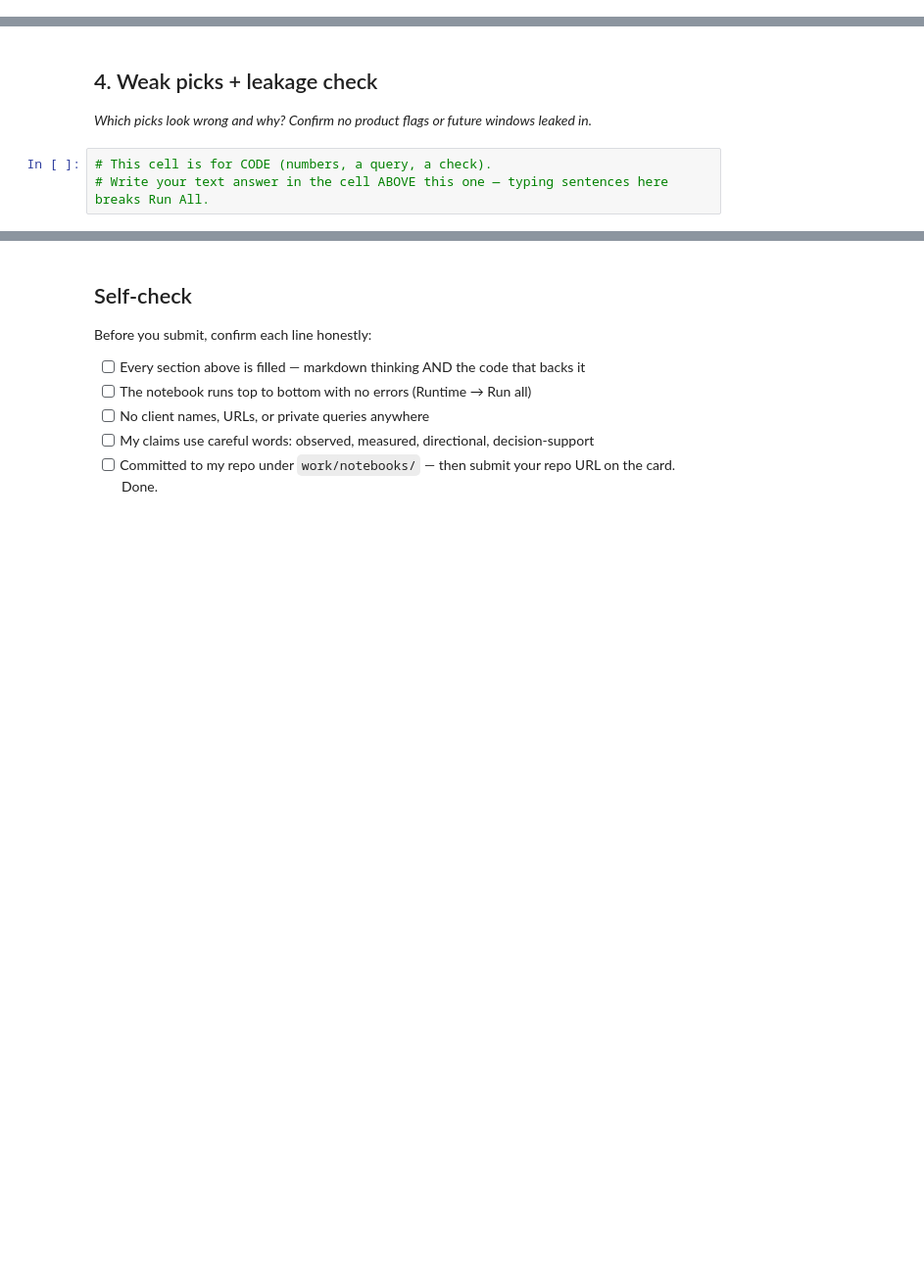
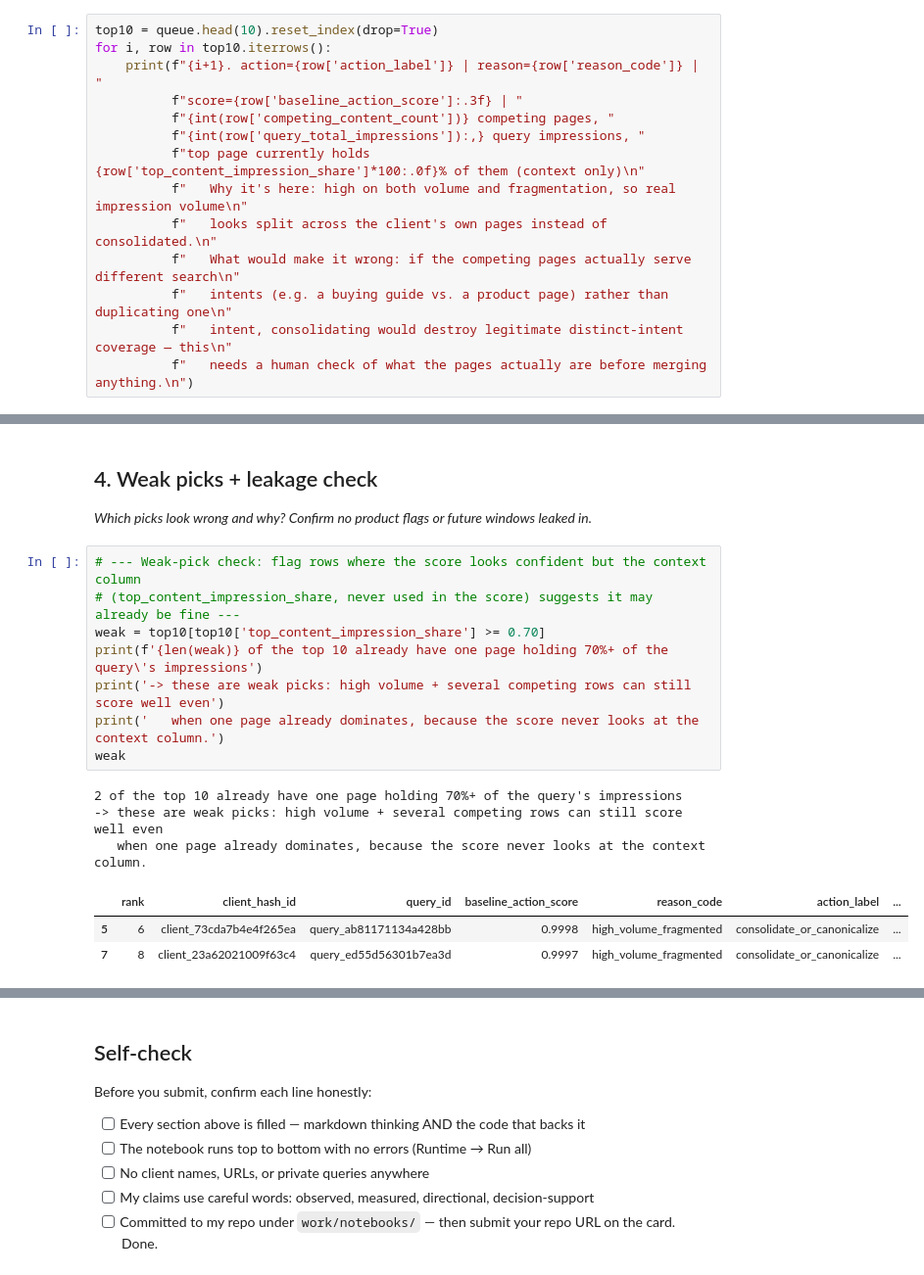
Before and after one commit to anasYaha/Flyrank-ml-internship, a Jupyter notebook: work/notebooks/w04_baseline_score.ipynb, the cells around one changed output, grey strips where cells are left out. Shown at 98% size. Cells and saved outputs as stored; diff of their text form; blank space fills up the shorter version.

```diff
--- a/work/notebooks/w04_baseline_score.ipynb
+++ b/work/notebooks/w04_baseline_score.ipynb
@@ -29,0 +214,14 @@ This skeleton is yours to fill. Work the sections **in order** — each one has
+# %%
+top10 = queue.head(10).reset_index(drop=True)
+for i, row in top10.iterrows():
+    print(f"{i+1}. action={row['action_label']} | reason={row['reason_code']} | "
+          f"score={row['baseline_action_score']:.3f} | "
+          f"{int(row['competing_content_count'])} competing pages, "
+          f"{int(row['query_total_impressions']):,} query impressions, "
+          f"top page currently holds {row['top_content_impression_share']*100:.0f}% of them (context only)\n"
+          f"   Why it's here: high on both volume and fragmentation, so real impression volume\n"
+          f"   looks split across the client's own pages instead of consolidated.\n"
+          f"   What would make it wrong: if the competing pages actually serve different search\n"
+          f"   intents (e.g. a buying guide vs. a product page) rather than duplicating one\n"
+          f"   intent, consolidating would destroy legitimate distinct-intent coverage — this\n"
+          f"   needs a human check of what the pages actually are before merging anything.\n")
@@ -31,6 +247,18 @@ This skeleton is yours to fill. Work the sections **in order** — each one has
 ## 4. Weak picks + leakage check
 
 *Which picks look wrong and why? Confirm no product flags or future windows leaked in.*
-# %%
-# This cell is for CODE (numbers, a query, a check).
-# Write your text answer in the cell ABOVE this one — typing sentences here breaks Run All.
+# %%
+# --- Weak-pick check: flag rows where the score looks confident but the context column
+# (top_content_impression_share, never used in the score) suggests it may already be fine ---
+weak = top10[top10['top_content_impression_share'] >= 0.70]
+print(f'{len(weak)} of the top 10 already have one page holding 70%+ of the query\'s impressions')
+print('-> these are weak picks: high volume + several competing rows can still score well even')
+print('   when one page already dominates, because the score never looks at the context column.')
+weak
+# %% [output]
+2 of the top 10 already have one page holding 70%+ of the query's impressions
+-> these are weak picks: high volume + several competing rows can still score well even
+   when one page already dominates, because the score never looks at the context column.
+|  | rank | client_hash_id | query_id | baseline_action_score | reason_code | action_label | ... |
+| 5 | 6 | client_73cda7b4e4f265ea | query_ab81171134a428bb | 0.9998 | high_volume_fragmented | consolidate_or_canonicalize | ... |
+| 7 | 8 | client_23a62021009f63c4 | query_ed55d56301b7ea3d | 0.9997 | high_volume_fragmented | consolidate_or_canonicalize | ... |
```
Also changed, not shown: parts of 17 cells of this notebook.
